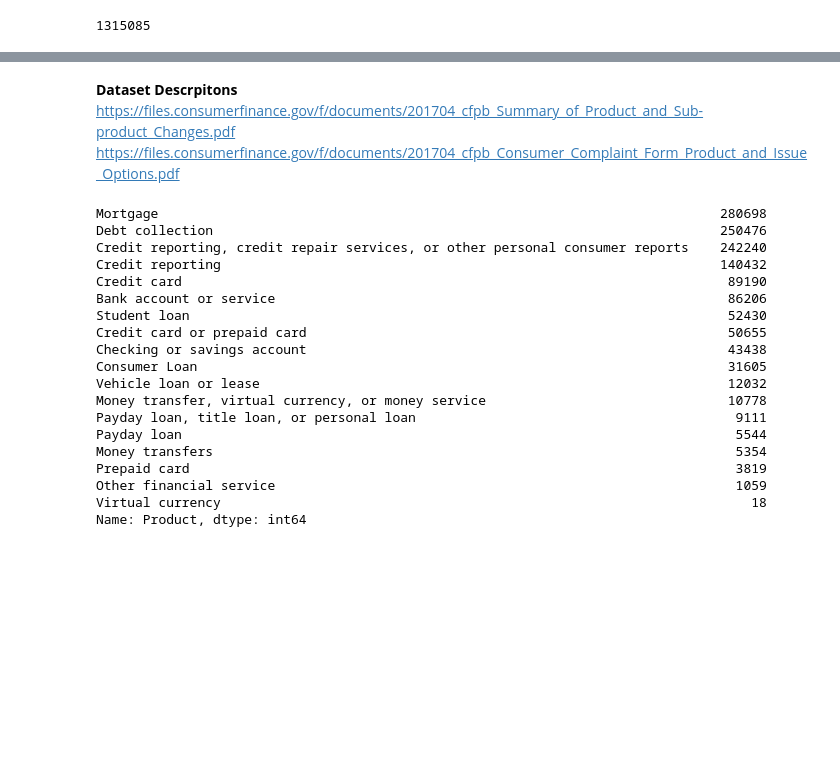
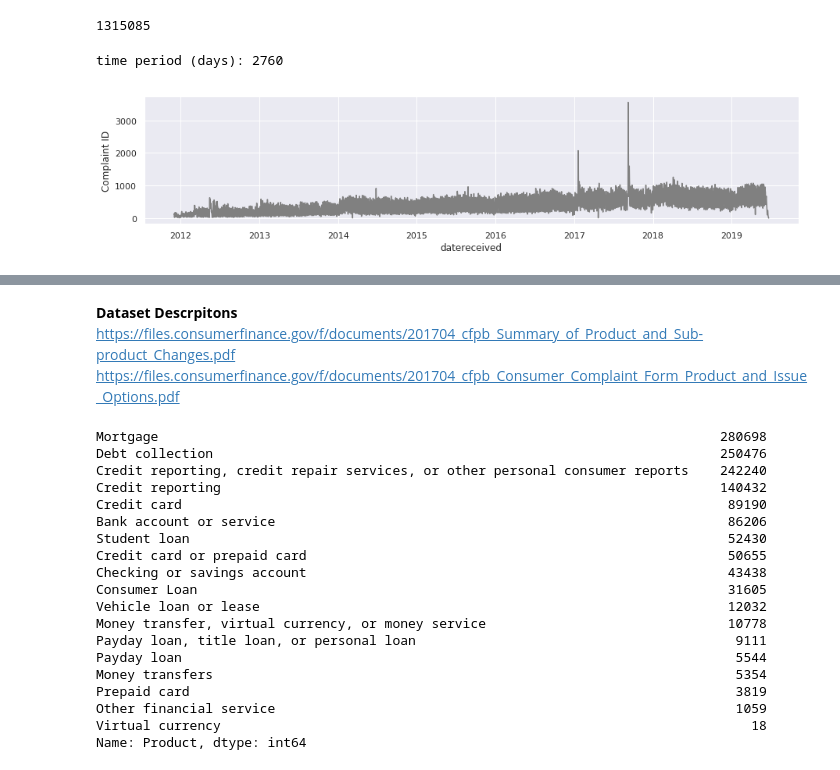
Before and after one commit to LambdaSchool/DS-Unit-1-Sprint-5-Data-Storytelling-Blog-Post, a Jupyter notebook: cfpd_consumer_complaints.ipynb, the cells around one changed output, grey strips where cells are left out. Saved outputs shown, nothing was run; the diff lists cells and outputs as text; code cells hidden in the pictures; blank space fills up the shorter version.

```diff
--- a/cfpd_consumer_complaints.ipynb
+++ b/cfpd_consumer_complaints.ipynb
@@ -94,0 +94,22 @@ len(df['Complaint ID'].unique())
+# %%
+# complaint distribution
+
+print("time period (days):",
+      (df['datereceived'].max() -
+       df['datereceived'].min()).days)
+
+df_dates = (df.groupby(by='datereceived', as_index=False)
+              .agg({'Complaint ID': pd.Series.nunique})
+          )
+
+sns.set()
+fig, ax = plt.subplots(1,1, figsize=(15,3))
+sns.lineplot(x='datereceived', y='Complaint ID',
+             data=df_date,
+             color='gray',
+             ci=None,
+             err_style="band"
+            );
+# %% [output]
+time period (days): 2760
+[figure, added]
```
Also changed, not shown: parts of 7 cells of this notebook.
